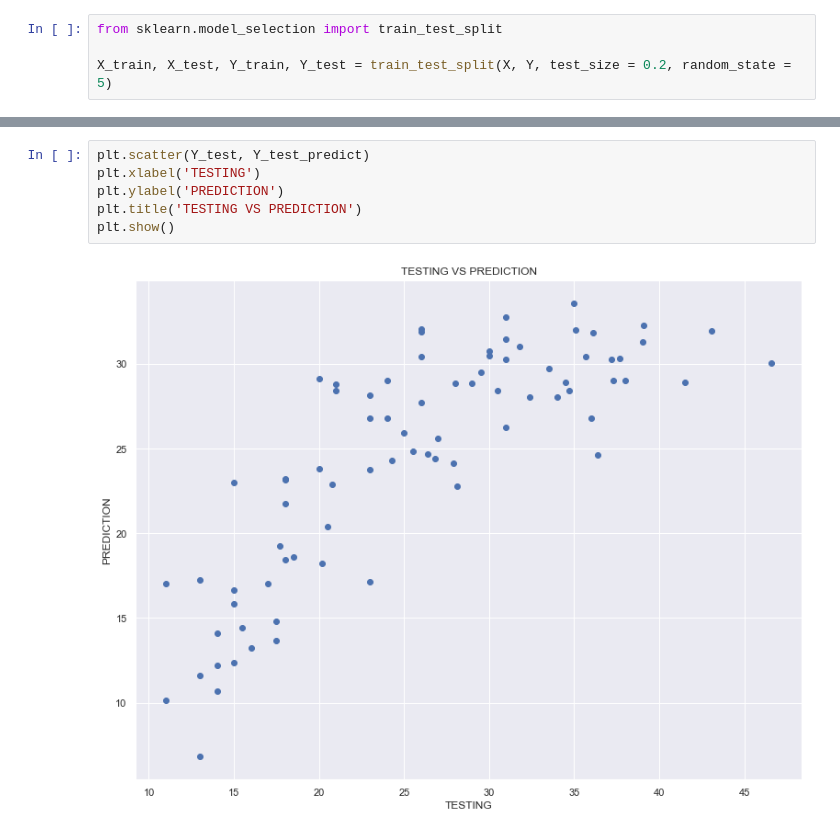
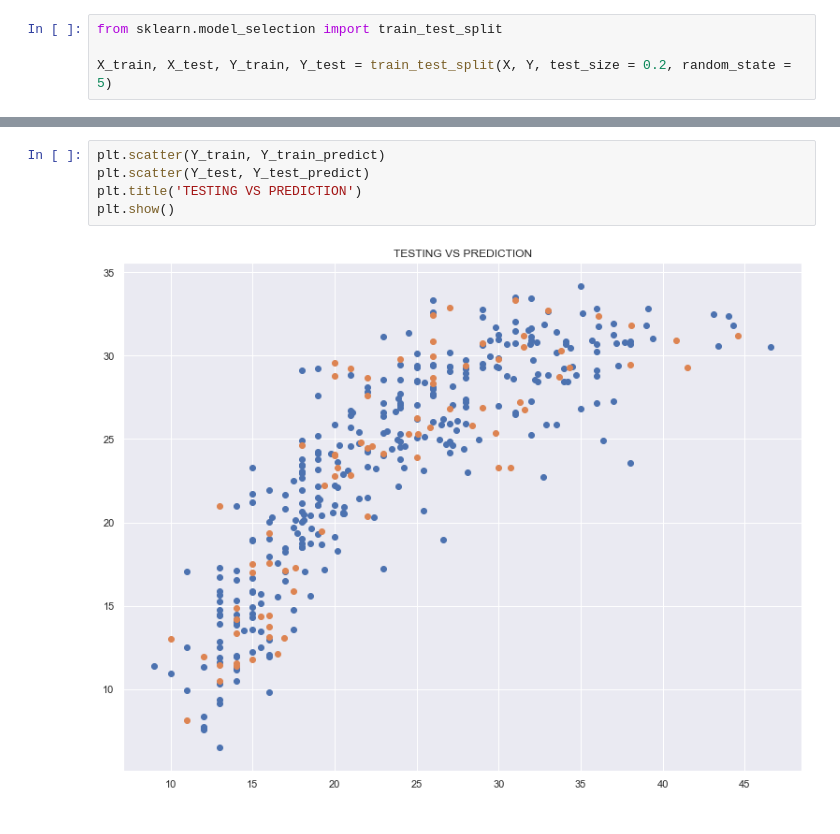
Before and after one commit to jinuvi/machine-learning-2019, a Jupyter notebook: Tugas1/Tugas1.ipynb, the cells around one changed output, grey strips where cells are left out. Saved outputs shown, nothing was run; the diff lists cells and outputs as text.

```diff
--- a/Tugas1/Tugas1.ipynb
+++ b/Tugas1/Tugas1.ipynb
@@ -119,8 +119,7 @@ R2 :  0.636653713587448
 # %%
+plt.scatter(Y_train, Y_train_predict)
 plt.scatter(Y_test, Y_test_predict)
-plt.xlabel('TESTING')
-plt.ylabel('PREDICTION')
 plt.title('TESTING VS PREDICTION')
 plt.show()
 # %% [output]
-[figure, old version]
+[figure, new version]
```
Also changed, not shown: parts of 1 cell of this notebook, 1 other file.
